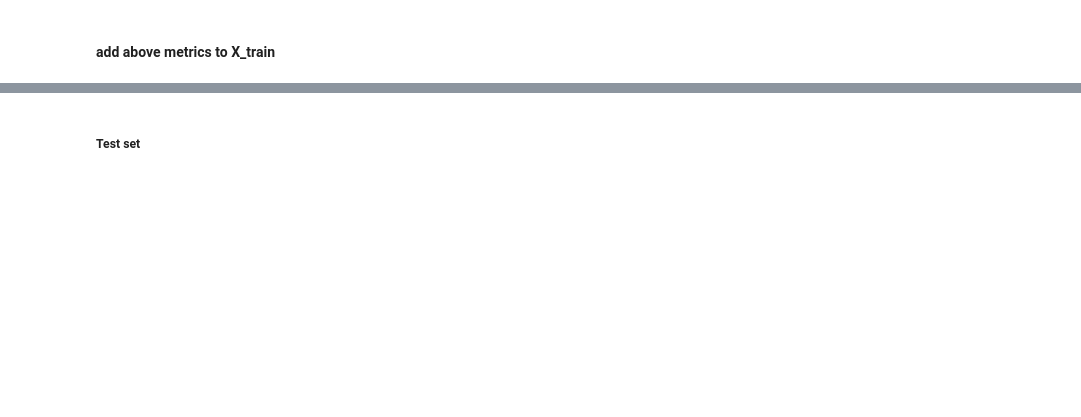
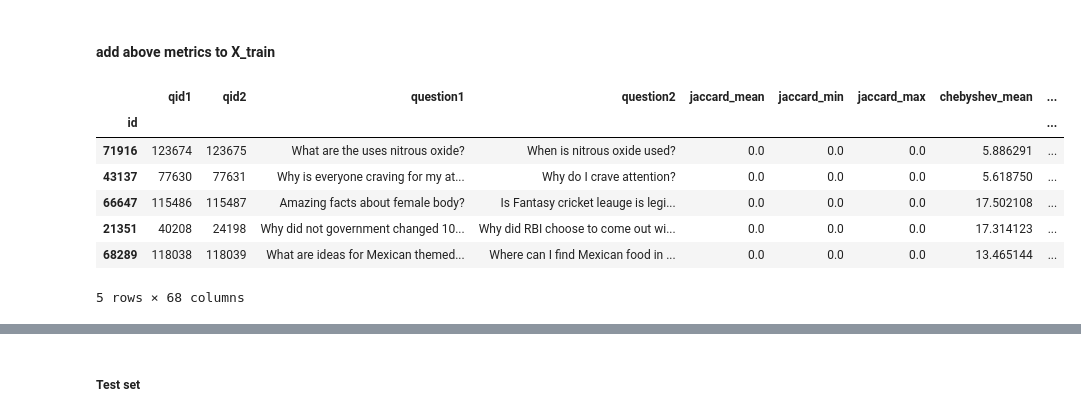
Before and after one commit to sirisurab/dupquest, a Jupyter notebook: src/EDA.ipynb, the cells around one changed output, grey strips where cells are left out. Drawn from its saved outputs; the diff is of its cells as text; code cells hidden in the pictures; blank space fills up the shorter version.

```diff
--- a/src/EDA.ipynb
+++ b/src/EDA.ipynb
@@ -387,0 +389,6 @@ discrete_frechet = compute(*discrete_frechet)
+# %%
+minkowski = compute(*minkowski)
+# %%
+seuclidean = compute(*seuclidean)
+# %%
+sokalsneath = compute(*sokalsneath)
@@ -388,2 +399,4 @@ discrete_frechet = compute(*discrete_frechet)
+# %%
+sqeuclidean = compute(*sqeuclidean)
 # %%
 len(braycurtis)
@@ -392,38 +407,79 @@ len(braycurtis)
 # %%
 X_train = pd.concat([X_train,
                      pd.Series((x for x,_,_ in jaccard), name='jaccard_mean',index=X_train.index),
                      pd.Series((x for _,x,_ in jaccard), name='jaccard_min',index=X_train.index),
                      pd.Series((x for _,_,x in jaccard), name='jaccard_max',index=X_train.index),
                      pd.Series((x for x,_,_ in chebyshev), name='chebyshev_mean',index=X_train.index),
                      pd.Series((x for _,x,_ in chebyshev), name='chebyshev_min',index=X_train.index),
                      pd.Series((x for _,_,x in chebyshev), name='chebyshev_max',index=X_train.index),
                      pd.Series((x for x,_,_ in braycurtis), name='braycurtis_mean',index=X_train.index),
                      pd.Series((x for _,x,_ in braycurtis), name='braycurtis_min',index=X_train.index),
                      pd.Series((x for _,_,x in braycurtis), name='braycurtis_max',index=X_train.index),
                      pd.Series((x for x,_,_ in cosine), name='cosine_mean',index=X_train.index),
                      pd.Series((x for _,x,_ in cosine), name='cosine_min',index=X_train.index),
                      pd.Series((x for _,_,x in cosine), name='cosine_max',index=X_train.index),
                      pd.Series((x for x,_,_ in correlation), name='correlation_mean',index=X_train.index),
                      pd.Series((x for _,x,_ in correlation), name='correlation_min',index=X_train.index),
                      pd.Series((x for _,_,x in correlation), name='correlation_max',index=X_train.index),
                      pd.Series((x for x,_,_ in hamming), name='hamming_mean',index=X_train.index),
                      pd.Series((x for _,x,_ in hamming), name='hamming_min',index=X_train.index),
                      pd.Series((x for _,_,x in hamming), name='hamming_max',index=X_train.index),
-                     pd.Series((x for x,_,_ in canberra), name='canberra_mean',index=X_train.index) ,
+                     pd.Series((x for x,_,_ in canberra), name='canberra_mean',index=X_train.index),
                      pd.Series((x for _,x,_ in canberra), name='canberra_min',index=X_train.index),
                      pd.Series((x for _,_,x in canberra), name='canberra_max',index=X_train.index),
-                     pd.Series(hausdorff, name='hausdorff',index=X_train.index),
-                     pd.Series(mda_hausdorff, name='mda_hausdorff',index=X_train.index),
-                     pd.Series(mda_hausdorff_wavg, name='mda_hausdorff_wavg',index=X_train.index),
-                     pd.Series(mda_hausdorff_avg, name='mda_hausdorff_avg',index=X_train.index) ,
-                     pd.Series(discrete_frechet, name='discrete_frechet',index=X_train.index)
-                     #pd.Series(yule, name='yule',index=X_train.index),
-                     #pd.Series(dice, name='dice',index=X_train.index),
-                     #pd.Series(kulsinski, name='kulsinski',index=X_train.index),
-                     #pd.Series(rogerstanimoto, name='rogerstanimoto',index=X_train.index),
-                     #pd.Series(russellrao, name='russellrao',index=X_train.index),
-                     #pd.Series(sokalmichener, name='sokalmichener',index=X_train.index)
+                     pd.Series((x for _,_,x in hausdorff), name='hausdorff',index=X_train.index),
+                     pd.Series((x for x,_,_ in cityblock), name='cityblock_mean',index=X_train.index),
+                     pd.Series((x for _,x,_ in cityblock), name='cityblock_min',index=X_train.index),
+                     pd.Series((x for _,_,x in cityblock), name='cityblock_max',index=X_train.index),
+                     pd.Series((x for x,_,_ in euclidean), name='euclidean_mean',index=X_train.index),
+                     pd.Series((x for _,x,_ in euclidean), name='euclidean_min',index=X_train.index),
+                     pd.Series((x for _,_,x in euclidean), name='euclidean_max',index=X_train.index),
+                     pd.Series((x for x,_,_ in l1), name='l1_mean',index=X_train.index),
+                     pd.Series((x for _,x,_ in l1), name='l1_min',index=X_train.index),
+                     pd.Series((x for _,_,x in l1), name='l1_max',index=X_train.index),
+                     pd.Series((x for x,_,_ in l2), name='l2_mean',index=X_train.index),
+                     pd.Series((x for _,x,_ in l2), name='l2_min',index=X_train.index),
+                     pd.Series((x for _,_,x in l2), name='l2_max',index=X_train.index),
+                     pd.Series((x for x,_,_ in manhattan), name='manhattan_mean',index=X_train.index),
+                     pd.Series((x for _,x,_ in manhattan), name='manhattan_min',index=X_train.index),
+                     pd.Series((x for _,_,x in manhattan), name='manhattan_max',index=X_train.index),
+                     pd.Series((x for x,_,_ in dice), name='dice_mean',index=X_train.index),
+                     pd.Series((x for _,x,_ in dice), name='dice_min',index=X_train.index),
+                     pd.Series((x for _,_,x in dice), name='dice_max',index=X_train.index),
+                     pd.Series((x for x,_,_ in kulsinski), name='kulsinski_mean',index=X_train.index),
+                     pd.Series((x for _,x,_ in kulsinski), name='kulsinski_min',index=X_train.index),
+                     pd.Series((x for _,_,x in kulsinski), name='kulsinski_max',index=X_train.index),
+                     pd.Series((x for x,_,_ in rogerstanimoto), name='rogerstanimoto_mean',index=X_train.index),
+                     pd.Series((x for _,x,_ in rogerstanimoto), name='rogerstanimoto_min',index=X_train.index),
+                     pd.Series((x for _,_,x in rogerstanimoto), name='rogerstanimoto_max',index=X_train.index),
+                     pd.Series((x for x,_,_ in russellrao), name='russellrao_mean',index=X_train.index),
+                     pd.Series((x for _,x,_ in russellrao), name='russellrao_min',index=X_train.index),
+                     pd.Series((x for _,_,x in russellrao), name='russellrao_max',index=X_train.index),
+                     pd.Series((x for x,_,_ in sokalmichener), name='sokalmichener_mean',index=X_train.index),
+                     pd.Series((x for _,x,_ in sokalmichener), name='sokalmichener_min',index=X_train.index),
+                     pd.Series((x for _,_,x in sokalmichener), name='sokalmichener_max',index=X_train.index),
+                     pd.Series((x for x,_,_ in minkowski), name='minkowski_mean',index=X_train.index),
+                     pd.Series((x for _,x,_ in minkowski), name='minkowski_min',index=X_train.index),
+                     pd.Series((x for _,_,x in minkowski), name='minkowski_max',index=X_train.index),
+                     pd.Series((x for x,_,_ in seuclidean), name='seuclidean_mean',index=X_train.index),
+                     pd.Series((x for _,x,_ in seuclidean), name='seuclidean_min',index=X_train.index),
+                     pd.Series((x for _,_,x in seuclidean), name='seuclidean_max',index=X_train.index),
+                     pd.Series((x for x,_,_ in sokalsneath), name='sokalsneath_mean',index=X_train.index),
+                     pd.Series((x for _,x,_ in sokalsneath), name='sokalsneath_min',index=X_train.index),
+                     pd.Series((x for _,_,x in sokalsneath), name='sokalsneath_max',index=X_train.index),
+                     pd.Series((x for x,_,_ in sqeuclidean), name='sqeuclidean_mean',index=X_train.index),
+                     pd.Series((x for _,x,_ in sqeuclidean), name='sqeuclidean_min',index=X_train.index),
+                     pd.Series((x for _,_,x in sqeuclidean), name='sqeuclidean_max',index=X_train.index)
                     ], axis=1)
 X_train.head()
+# %% [output]
+|  | qid1 | qid2 | question1 | question2 | jaccard_mean | jaccard_min | jaccard_max | chebyshev_mean | ... |
+| id |  |  |  |  |  |  |  |  | ... |
+| 71916 | 123674 | 123675 | What are the uses nitrous oxide? | When is nitrous oxide used? | 0.0 | 0.0 | 0.0 | 5.886291 | ... |
+| 43137 | 77630 | 77631 | Why is everyone craving for my at... | Why do I crave attention? | 0.0 | 0.0 | 0.0 | 5.618750 | ... |
+| 66647 | 115486 | 115487 | Amazing facts about female body? | Is Fantasy cricket leauge is legi... | 0.0 | 0.0 | 0.0 | 17.502108 | ... |
+| 21351 | 40208 | 24198 | Why did not government changed 10... | Why did RBI choose to come out wi... | 0.0 | 0.0 | 0.0 | 17.314123 | ... |
+| 68289 | 118038 | 118039 | What are ideas for Mexican themed... | Where can I find Mexican food in ... | 0.0 | 0.0 | 0.0 | 13.465144 | ... |
+5 rows × 68 columns
 # %%
 X_train[X_train.isnull().any(axis=1)]
```
Also changed, not shown: parts of 103 cells of this notebook, 2 other files.
